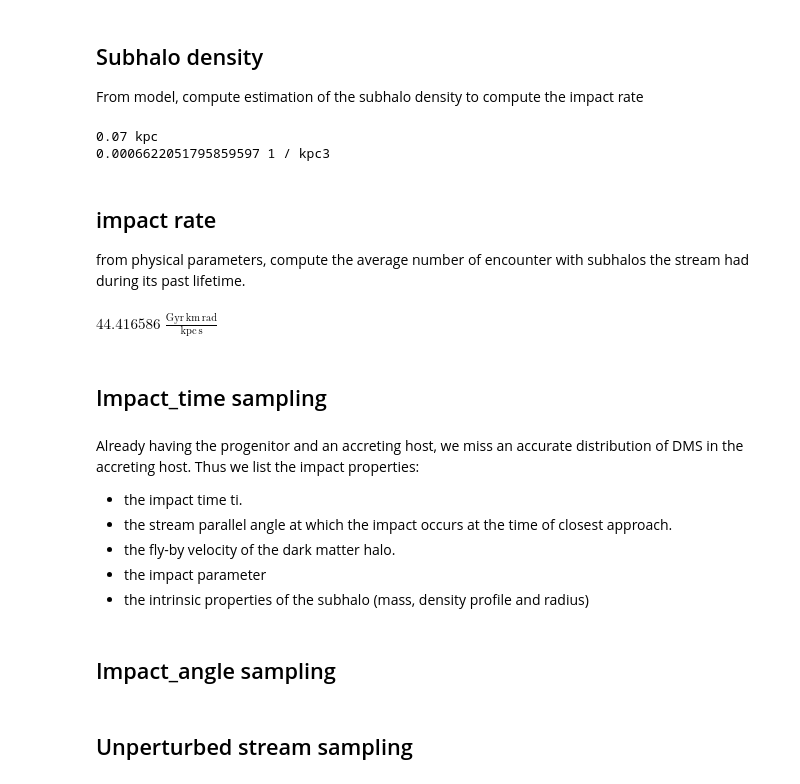
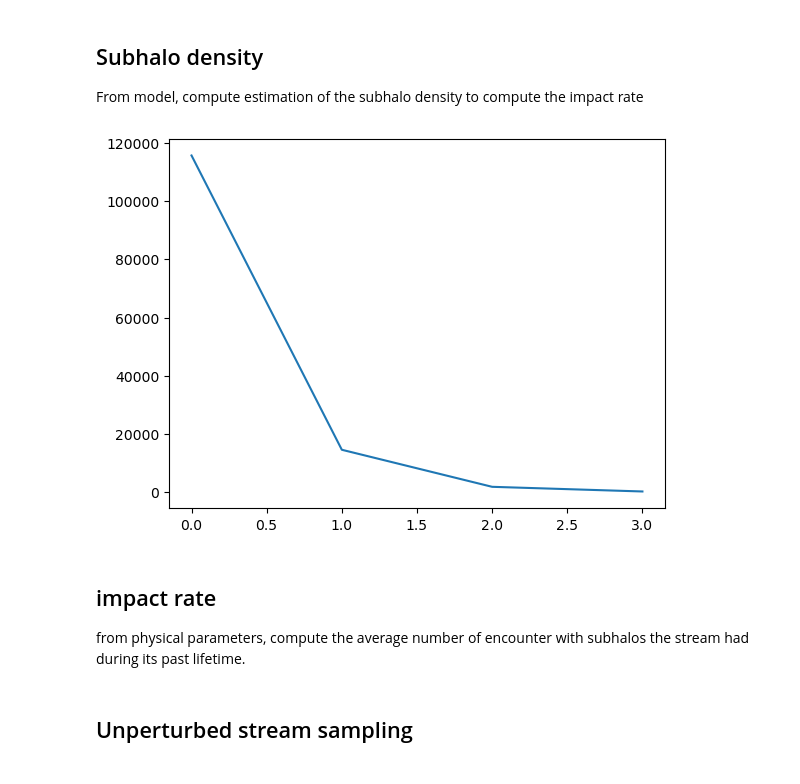
Before and after one commit to LSSTDESC/stream_sim, a Jupyter notebook: dev/impact_sampling.ipynb, the cells around one changed output. Saved outputs shown, nothing was run; the diff lists cells and outputs as text; code cells hidden in the pictures.

```diff
--- a/dev/impact_sampling.ipynb
+++ b/dev/impact_sampling.ipynb
@@ -124,31 +127,52 @@ class DMS_Distribution:
             raise ValueError("Unrecognized profile. choose NFW or Plummer")
 
         return (alpha * rs) * u.kpc
-# %%
-dms = DMS_Distribution()
-bmax = dms.bmax_inmassrange(1e6, 1e7, profile='NFW', alpha=5)
-print(f"{bmax:.2f}")
-
-dms = DMS_Distribution()
-n_h = dms.density_involume_inmassrange(25, 1e6, 1e7)
-print(f"{n_h}")
-# %% [output]
-0.07 kpc
-0.0006622051795859597 1 / kpc3
+# %%
+###Tests on mass/spatial distribution functions
+
+# alpha, r_minus2 = 0.678, 199
+# x = np.linspace(0.01,25,1000)/r_minus2
+# plt.figure()
+# plt.loglog(x,np.exp(-2 / alpha * (x**alpha - 1)))
+# plt.show()
+
+
+
+def mass_function(m, a0=3.26e-5, m0=2.52e7, n=-1.9):
+    """
+    Subhalo mass function dN/dM (cf: The Aquarius Project: the subhalos of galactic halosV. Springel1, J. Wang).
+    """
+    return a0 * (m / m0)**n
+
+mass_bins = [1e5, 1e6, 1e7, 1e8, 1e9]
+mass_df = []
+for i in range(len(mass_bins)-1):
+    M_min, M_max = mass_bins[i], mass_bins[i+1]
+    integrated_massprofile = quad(lambda m: mass_function(m), M_min, M_max)[0]
+    mass_df.append(integrated_massprofile)
+
+plt.figure()
+plt.plot(mass_df)
+plt.show()
+# %% [output]
+[figure, added]
 # %% [markdown]
 ## impact rate
 
 from physical parameters, compute the average number of encounter with subhalos the stream had during its past lifetime.
 # %%
-def expected_N_encounters(
-    r_avg,      # average galactocentric radius of the stream (kpc)
-    sigma_h,    # velocity dispersion (km/s)
-    t_d,        # stream age (Gyr)
-    delta_omega, # mean-paralel-frequency parameter of the smooth stream (rad/Gyr)
-    b_max,      # max impact parameter (kpc)
-    n_h        # sub_halo density (kpc^-3)
-    ):
+def expected_N_encounters(r_avg, sigma_h, t_d, delta_omega, b_max, n_h):
+    '''
+    From unperturbed stream data and DMS properties, compute the expected number of encounters between sts and DMS
+    Parameters:
+     - r_avg: average galactocentric radius of the stream (kpc)
+     - sigma_h: velocity dispersion (km/s)
+     - t_d: stream age (Gyr)
+     - delta_omega: mean-paralel-frequency parameter of the smooth stream (rad/Gyr)
+     - b_max: max impact parameter (kpc)
+     - n_h: sub_halo density (kpc^-3)
 
+    '''
     #convert to correct quantity
     def _to_quantity(val, unit):
         if isinstance(val, Quantity):
@@ -157,31 +181,16 @@ def expected_N_encounters(
             return val * unit
 
     r_avg = _to_quantity(r_avg, u.kpc)
-    sigma_h = _to_quantity(sigma_h, u.km/u.s)
+    sigma_h = _to_quantity(sigma_h, u.km/u.s).to(u.kpc/u.Gyr)
     t_d = _to_quantity(t_d, u.Gyr)
     delta_omega =_to_quantity(delta_omega, u.rad/u.Gyr)
     b_max = _to_quantity(b_max, u.kpc)
-    n_h = _to_quantity(n_h, u.kpc**(-3))
+    n_h = _to_quantity(n_h, 1/u.kpc**(3))
 
     N_enc = (np.sqrt(np.pi) / 2) * r_avg * sigma_h * t_d**2 \
             * delta_omega * b_max * n_h
 
     return N_enc
-
-expected_N_encounters(25, 150, 4.5, 1, 1, 0.00066)
-# %% [output]
-$44.416586 \; \mathrm{\frac{Gyr\,km\,rad}{kpc\,s}}$
-# %% [markdown]
-## Impact_time sampling
-# %% [markdown]
-Already having the progenitor and an accreting host, we miss an accurate distribution of DMS in the accreting host. Thus we list the impact properties:
-- the impact time ti.
-- the stream parallel angle at which the impact occurs at the time of closest approach.
-- the fly-by velocity of the dark matter halo.
-- the impact parameter
-- the intrinsic properties of the subhalo (mass, density profile and radius)
-# %% [markdown]
-## Impact_angle sampling
 # %% [markdown]
 ## Unperturbed stream sampling
 # %%
```
Also changed, not shown: parts of 19 cells of this notebook, 2 other files.
